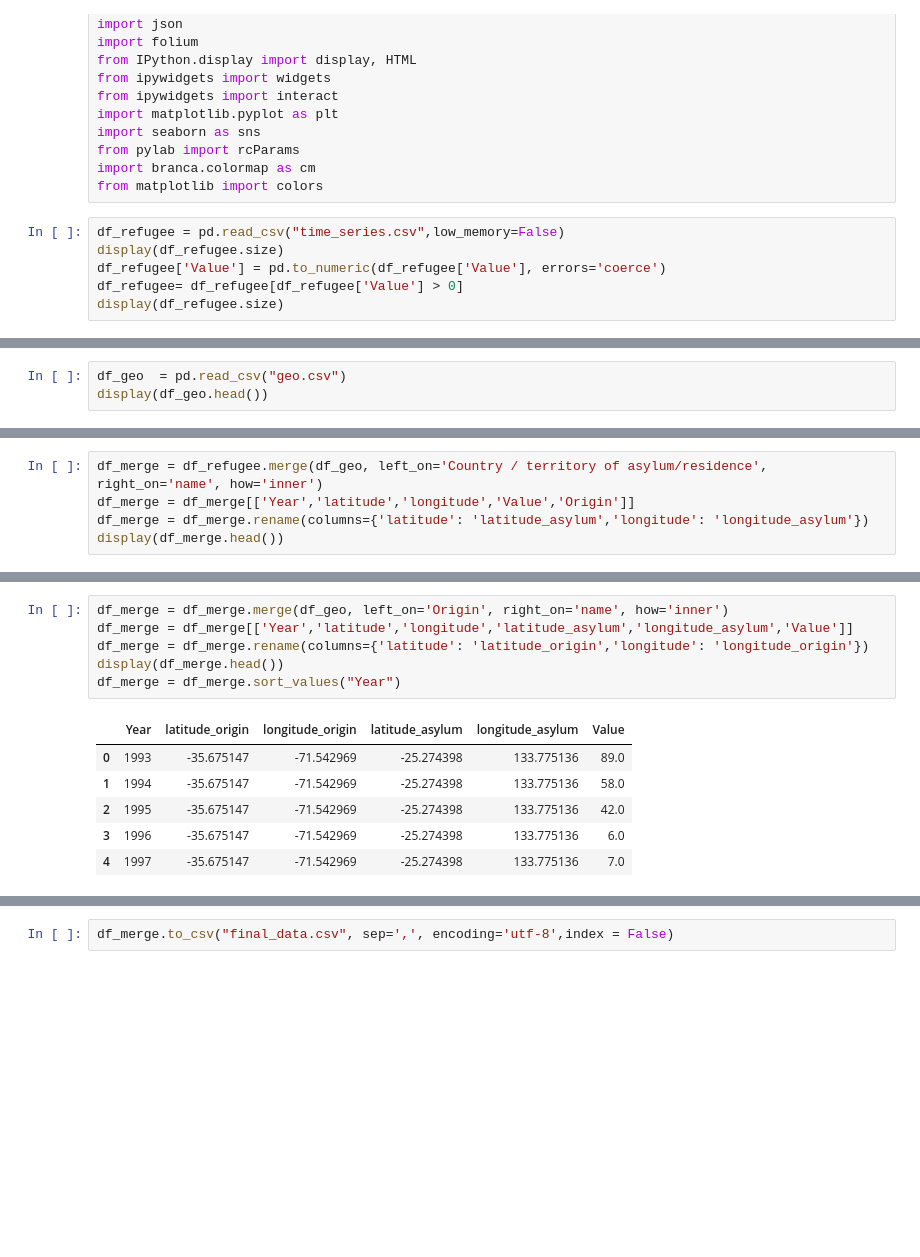
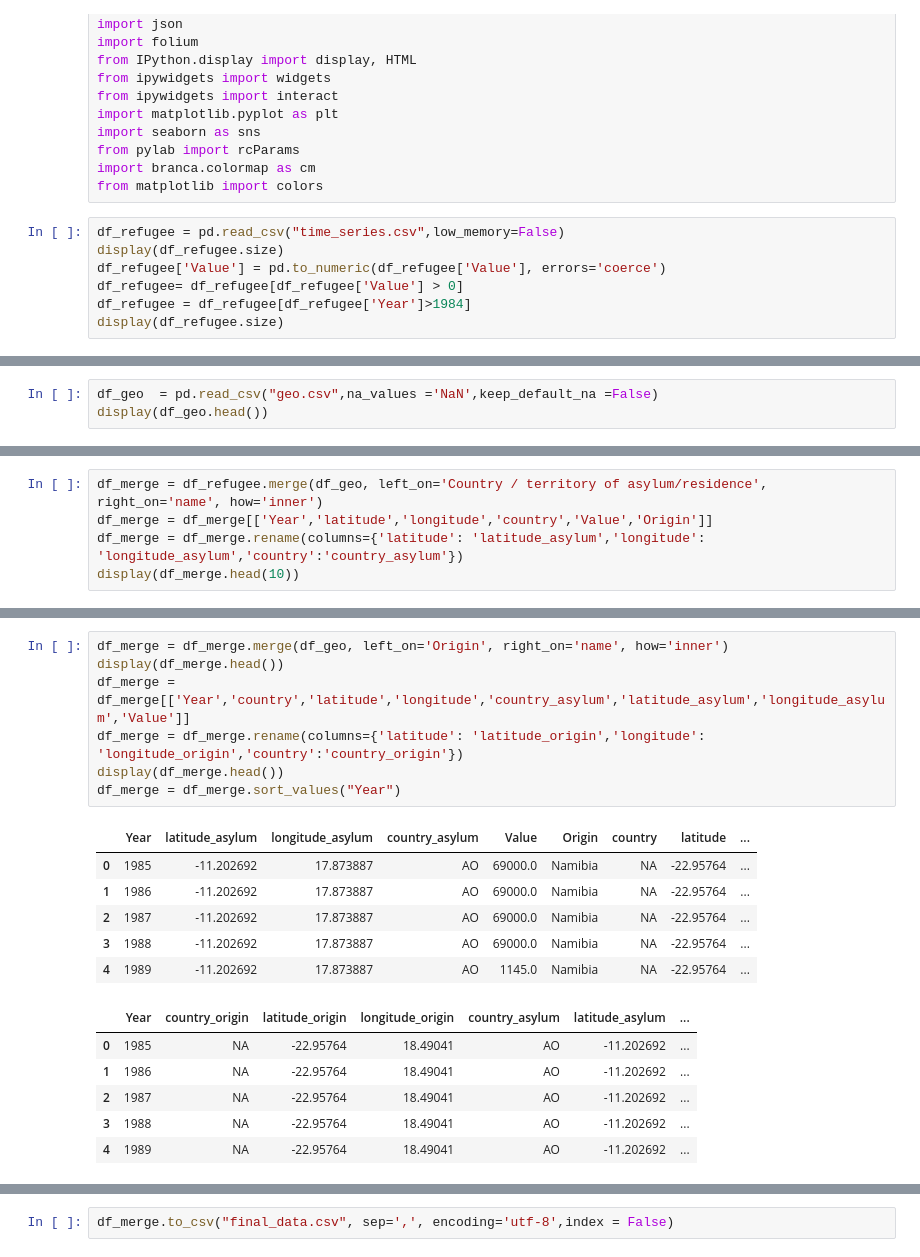
Before and after one commit to QuentinBacuet/Data-Visualization-Project, a Jupyter notebook: data_preparation/data_preparation.ipynb, the cells around one changed output, grey strips where cells are left out. Cells and saved outputs as stored; diff of their text form; blank space fills up the shorter version.

```diff
--- a/data_preparation/data_preparation.ipynb
+++ b/data_preparation/data_preparation.ipynb
@@ -17,6 +17,7 @@ df_refugee = pd.read_csv("time_series.csv",low_memory=False)
 display(df_refugee.size)
 df_refugee['Value'] = pd.to_numeric(df_refugee['Value'], errors='coerce')
 df_refugee= df_refugee[df_refugee['Value'] > 0]
+df_refugee = df_refugee[df_refugee['Year']>1984]
 display(df_refugee.size)
 # %% [output]
 1492205
@@ -24,5 +25,5 @@ display(df_refugee.size)
 # %%
-df_geo  = pd.read_csv("geo.csv")
+df_geo  = pd.read_csv("geo.csv",na_values ='NaN',keep_default_na =False)
 display(df_geo.head())
 # %% [output]
 |  | country | latitude | longitude | name |
@@ -33,7 +34,7 @@ display(df_geo.head())
 | 4 | AI | 18.220554 | -63.068615 | Anguilla |
 # %%
 df_merge = df_refugee.merge(df_geo, left_on='Country / territory of asylum/residence', right_on='name', how='inner')
-df_merge = df_merge[['Year','latitude','longitude','Value','Origin']]
-df_merge = df_merge.rename(columns={'latitude': 'latitude_asylum','longitude': 'longitude_asylum'})
-display(df_merge.head())
+df_merge = df_merge[['Year','latitude','longitude','country','Value','Origin']]
+df_merge = df_merge.rename(columns={'latitude': 'latitude_asylum','longitude': 'longitude_asylum','country':'country_asylum'})
+display(df_merge.head(10))
 # %% [output]
@@ -46,13 +52,20 @@ display(df_merge.head())
 # %%
 df_merge = df_merge.merge(df_geo, left_on='Origin', right_on='name', how='inner')
-df_merge = df_merge[['Year','latitude','longitude','latitude_asylum','longitude_asylum','Value']]
-df_merge = df_merge.rename(columns={'latitude': 'latitude_origin','longitude': 'longitude_origin'})
+display(df_merge.head())
+df_merge = df_merge[['Year','country','latitude','longitude','country_asylum','latitude_asylum','longitude_asylum','Value']]
+df_merge = df_merge.rename(columns={'latitude': 'latitude_origin','longitude': 'longitude_origin','country':'country_origin'})
 display(df_merge.head())
 df_merge = df_merge.sort_values("Year")
 # %% [output]
-|  | Year | latitude_origin | longitude_origin | latitude_asylum | longitude_asylum | Value |
-| 0 | 1993 | -35.675147 | -71.542969 | -25.274398 | 133.775136 | 89.0 |
-| 1 | 1994 | -35.675147 | -71.542969 | -25.274398 | 133.775136 | 58.0 |
-| 2 | 1995 | -35.675147 | -71.542969 | -25.274398 | 133.775136 | 42.0 |
-| 3 | 1996 | -35.675147 | -71.542969 | -25.274398 | 133.775136 | 6.0 |
-| 4 | 1997 | -35.675147 | -71.542969 | -25.274398 | 133.775136 | 7.0 |
+|  | Year | latitude_asylum | longitude_asylum | country_asylum | Value | Origin | country | latitude | ... |
+| 0 | 1985 | -11.202692 | 17.873887 | AO | 69000.0 | Namibia | NA | -22.95764 | ... |
+| 1 | 1986 | -11.202692 | 17.873887 | AO | 69000.0 | Namibia | NA | -22.95764 | ... |
+| 2 | 1987 | -11.202692 | 17.873887 | AO | 69000.0 | Namibia | NA | -22.95764 | ... |
+| 3 | 1988 | -11.202692 | 17.873887 | AO | 69000.0 | Namibia | NA | -22.95764 | ... |
+| 4 | 1989 | -11.202692 | 17.873887 | AO | 1145.0 | Namibia | NA | -22.95764 | ... |
+|  | Year | country_origin | latitude_origin | longitude_origin | country_asylum | latitude_asylum | ... |
+| 0 | 1985 | NA | -22.95764 | 18.49041 | AO | -11.202692 | ... |
+| 1 | 1986 | NA | -22.95764 | 18.49041 | AO | -11.202692 | ... |
+| 2 | 1987 | NA | -22.95764 | 18.49041 | AO | -11.202692 | ... |
+| 3 | 1988 | NA | -22.95764 | 18.49041 | AO | -11.202692 | ... |
+| 4 | 1989 | NA | -22.95764 | 18.49041 | AO | -11.202692 | ... |
```
Also changed, not shown: parts of 5 cells of this notebook, 7 other files.
